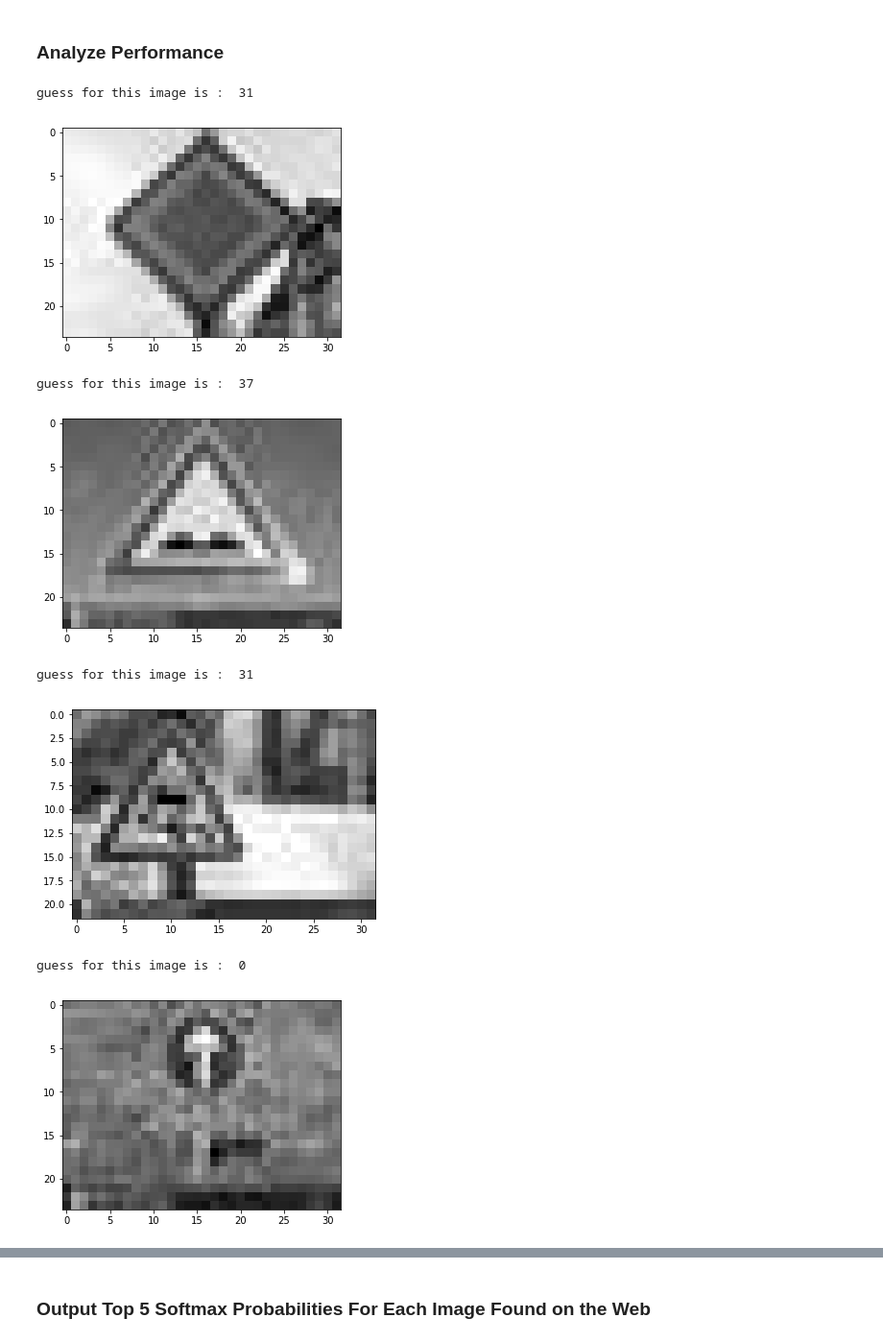
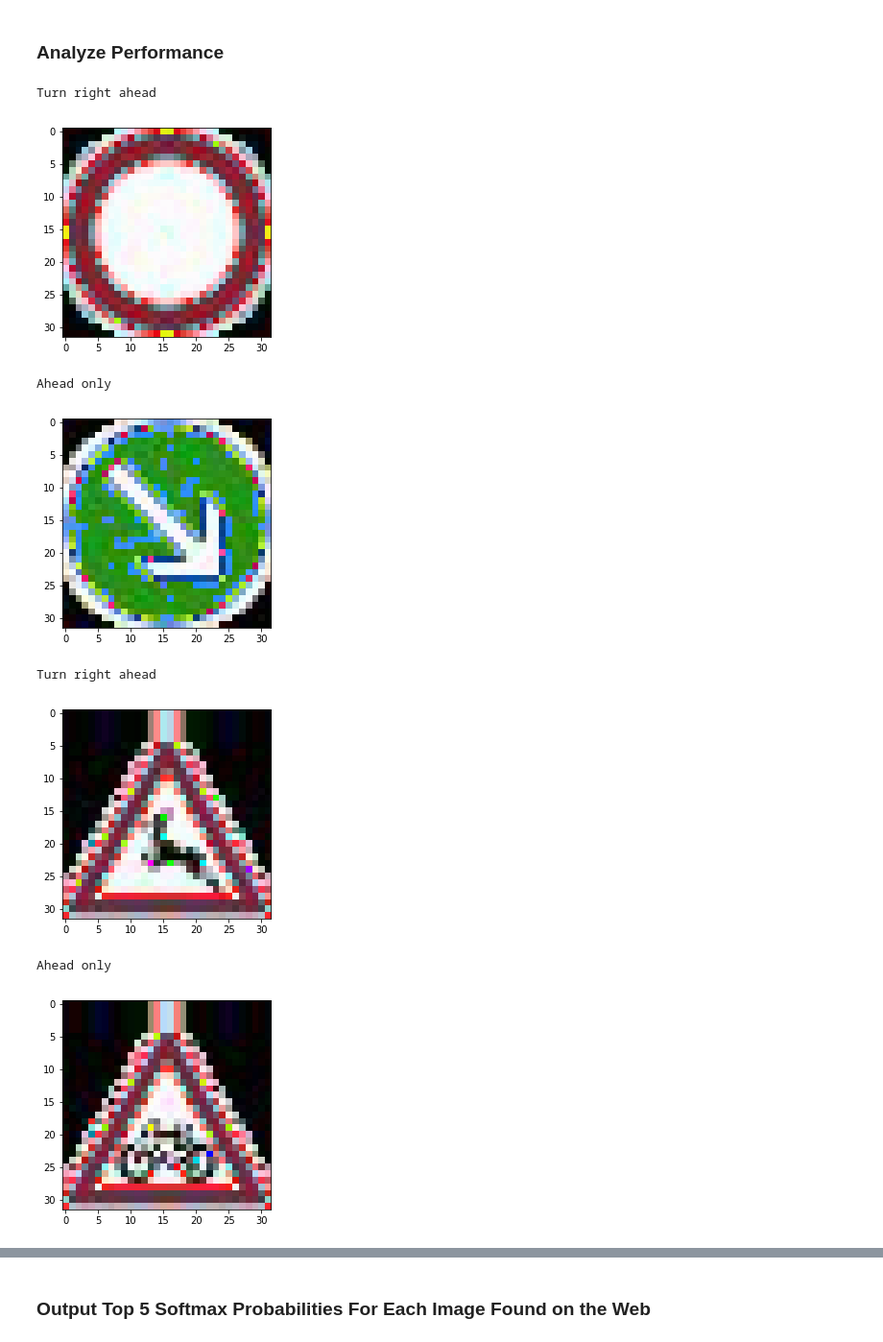
Before and after one commit to Fadi88/CarND-Traffic-Sign-Classifier-Project, a Jupyter notebook: Traffic_Sign_Classifier.ipynb, the cells around one changed output, grey strips where cells are left out. Shown at 96% size. Cells and saved outputs as stored; diff of their text form; code cells hidden in the pictures.

Commit message:
adding new test images and latest modifctaions to the code

```diff
--- a/Traffic_Sign_Classifier.ipynb
+++ b/Traffic_Sign_Classifier.ipynb
@@ -173,23 +183,23 @@ def LeNet(x):
     mu = 0
     sigma = 0.1
 
-    # TODO: Layer 1: Convolutional. Input = 32x32x1. Output = 30x30x8.
+    # TODO: Layer 1: Convolutional. Input = 32x32x3. Output = 30x30x10.
 
     stride_conv1 = [1,1,1,1]
-    w_conv_1 = tf.Variable(tf.random_normal([3, 3, 1, 8] , mean = mu ,stddev = sigma))
-    b_conv_1 = tf.Variable(tf.random_normal([8] , mean = mu ,stddev = sigma))
+    w_conv_1 = tf.Variable(tf.random_normal([3, 3, 3, 10] , mean = mu ,stddev = sigma))
+    b_conv_1 = tf.Variable(tf.random_normal([10] , mean = mu ,stddev = sigma))
 
     conv1_z =tf.add(tf.nn.conv2d(x , w_conv_1 , stride_conv1, padding = 'VALID') , b_conv_1)
 
     # TODO: Activation.
     conv1_a = tf.nn.relu(conv1_z)
 
-    # TODO: Pooling. Input = 30x30x8. Output = 15x15x8.
+    # TODO: Pooling. Input = 30x30x10. Output = 15x15x10.
     pool_1 = tf.nn.max_pool(conv1_a , ksize = [1,2,2,1] , strides = [1,2,2,1] , padding = 'VALID' )
 
     # TODO: Layer 2: Convolutional. Output = 11x11x20.
     stride_conv2 = stride_conv1
-    w_conv_2 = tf.Variable(tf.random_normal([5, 5, 8, 20] , mean = mu ,stddev = sigma))
+    w_conv_2 = tf.Variable(tf.random_normal([5, 5, 10, 20] , mean = mu ,stddev = sigma))
     b_conv_2 = tf.Variable(tf.random_normal([20] , mean = mu ,stddev = sigma))
 
     conv2_z =tf.add(tf.nn.conv2d(pool_1 , w_conv_2 , stride_conv2, padding = 'VALID') , b_conv_2)
@@ -200,8 +210,8 @@ def LeNet(x):
     fc_x = flatten(conv2_a)
 
     # TODO: Layer 3: Fully Connected. Input = 1936  output = 400.
-    fc_1_w = tf.Variable(tf.truncated_normal([11*11*20, 400]  , mean = mu, stddev = sigma))
-    fc_1_b = tf.Variable(tf.truncated_normal(  [400]     , mean = mu, stddev = sigma))
+    fc_1_w = tf.Variable(tf.truncated_normal([11*11*20, 600]  , mean = mu, stddev = sigma))
+    fc_1_b = tf.Variable(tf.truncated_normal(  [600]     , mean = mu, stddev = sigma))
 
     fc_1_z = tf.add(tf.matmul(fc_x , fc_1_w) , fc_1_b)
 
@@ -209,8 +219,8 @@ def LeNet(x):
     fc_1_a = tf.nn.relu(fc_1_z)
 
     # TODO: Layer 4: Fully Connected. Input = 400. Output = 200.
-    fc_2_w = tf.Variable(tf.truncated_normal([400 , 200 ]  , mean = mu, stddev = sigma))
-    fc_2_b = tf.Variable(tf.truncated_normal(   [200]      , mean = mu, stddev = sigma))
+    fc_2_w = tf.Variable(tf.truncated_normal([600 , 250 ]  , mean = mu, stddev = sigma))
+    fc_2_b = tf.Variable(tf.truncated_normal(   [250]      , mean = mu, stddev = sigma))
 
     fc_2_z = tf.add(tf.matmul(fc_1_a , fc_2_w) , fc_2_b)
 
@@ -218,7 +228,7 @@ def LeNet(x):
     fc_2_a = tf.nn.relu(fc_2_z)
 
     # TODO: Layer 5: Fully Connected. Input = 200. Output = 43.
-    fc_3_w = tf.Variable(tf.truncated_normal( [200 , 43 ]   , mean = mu, stddev = sigma))
+    fc_3_w = tf.Variable(tf.truncated_normal( [250 , 43 ]   , mean = mu, stddev = sigma))
     fc_3_b = tf.Variable(tf.truncated_normal(    [43]      , mean = mu, stddev = sigma))
 
     logits = tf.add(tf.matmul(fc_2_a , fc_3_w) , fc_3_b)
@@ -236,7 +246,7 @@ sets imply underfitting. A high accuracy on the training set but low accuracy on
 ### the accuracy on the test set should be calculated and reported as well.
 ### Feel free to use as many code cells as needed.
 
-x = tf.placeholder(tf.float32, (None, 32, 32, 1))
+x = tf.placeholder(tf.float32, (None, 32, 32, 3))
 y = tf.placeholder(tf.int32, (None))
 one_hot_y = tf.one_hot(y, 43)
 # %%
@@ -327,9 +346,12 @@ You may find `signnames.csv` useful as it contains mappings from the class id (i
 ### Load the images and plot them here.
 ### Feel free to use as many code cells as needed.
 import os
+from scipy import misc
+
+
 data_set = []
 for img_file in os.listdir('./tests'):
     if 'jpg' in img_file:
-        img_obj = cv2.imread('./tests/' + img_file , 1)
-        img_obj = np.pad(img_obj , (( 32 - img_obj.shape[0] , 0) , (32 - img_obj.shape[1],0) , (0,0)) , 'edge')
+        img_obj = misc.imread('./tests/' + img_file)
+        img_obj = np.pad(img_obj , (( 32 - img_obj.shape[0] , 0) , (0,0) , (0,0)) , 'edge')
         data_set.append(preprocess_image(img_obj))
@@ -342,27 +368,22 @@ for img_file in os.listdir('./tests'):
 test_prob_list = []
 with tf.Session() as sess:
     sess.run(tf.global_variables_initializer())
-    for i in range(len(data_set)):
-        test_prob_list.append(sess.run(logits , {x : data_set[i].reshape(1,32,32,1)}))
+    softmax_test = sess.run(logits , {x : data_set})
 # %% [markdown]
 ### Analyze Performance
 # %%
 ### Calculate the accuracy for these 5 new images.
 ### For example, if the model predicted 1 out of 5 signs correctly, it's 20% accurate on these new images.
-i= 0
-for img_file in os.listdir('./tests'):
-    if 'jpg' in img_file:
-        img_obj = cv2.imread('./tests/' + img_file , 0)
-        print('guess for this image is : ',test_prob_list[i].argmax())
-        i += 1
-        plt.imshow(img_obj , cmap='gray')
-        plt.show()
+for img,result in zip(data_set , softmax_test):
+    print(signs_map[str(result.argmax())])
+    plt.imshow(img)
+    plt.show()
 # %% [output]
-guess for this image is :  31
+Turn right ahead
-[figure, old version]
+[figure, new version]
-guess for this image is :  37
+Ahead only
-[figure, old version]
+[figure, new version]
-guess for this image is :  31
+Turn right ahead
-[figure, old version]
+[figure, new version]
-guess for this image is :  0
+Ahead only
-[figure, old version]
+[figure, new version]
```
Also changed, not shown: parts of 8 cells of this notebook, 16 other files.
